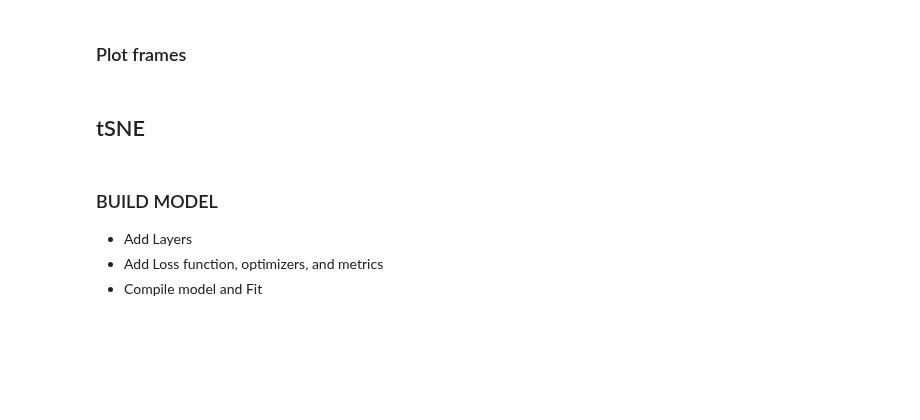
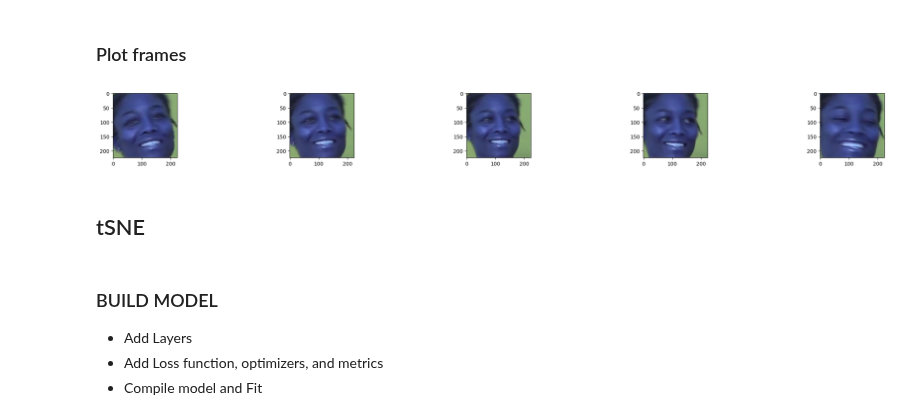
Before and after one commit to Extbech/Deep-Fake-Detection, a Jupyter notebook: DP_challenge.ipynb, the cells around one changed output. Cells and saved outputs as stored; diff of their text form; code cells hidden in the pictures; blank space fills up the shorter version.

```diff
--- a/DP_challenge.ipynb
+++ b/DP_challenge.ipynb
@@ -350,7 +198,9 @@ def plot_faces(faces: list, figsize: tuple, width: int, height: int) -> None:
 # %%
 plot_faces(face_regions, figsize=(10, 10), width=5, height=4)
 # %%
-plot_video(video_features[0], (30,5), 2, 5)
+plot_video(faces[2], (30,5), 2, 5)
+# %% [output]
+[figure, added]
 # %% [markdown]
 ## tSNE
 # %% [markdown]
```
Also changed, not shown: parts of 14 cells of this notebook.
